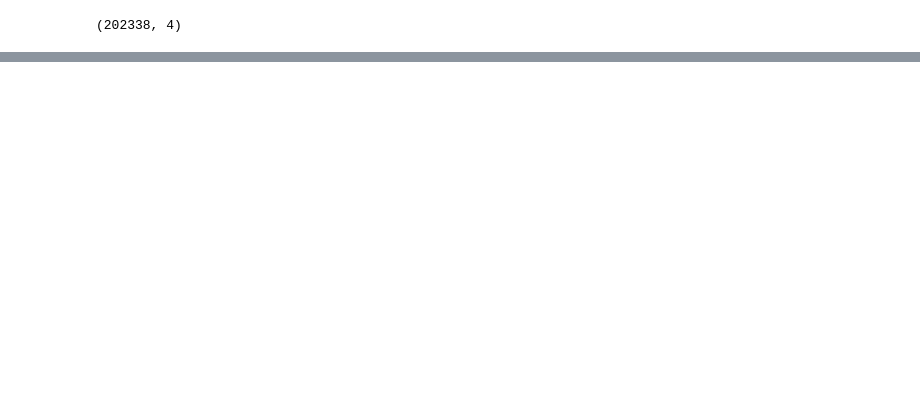
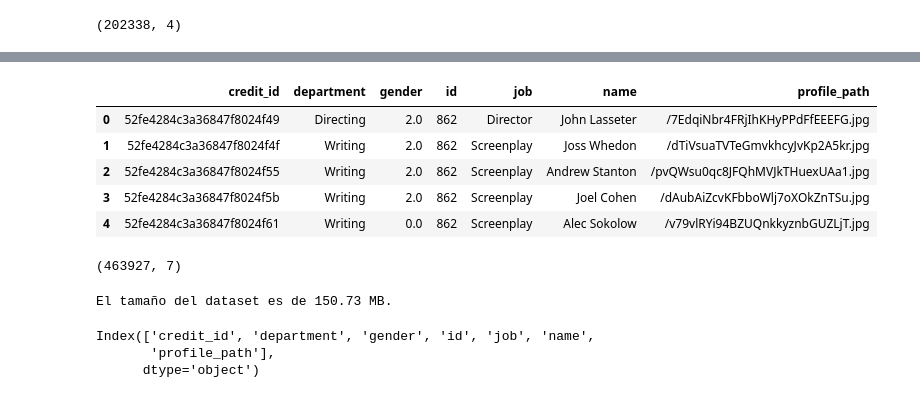
Before and after one commit to Anavig14/Anavig14-P1-Individual, a Jupyter notebook: ELT_dataset.ipynb, the cells around one changed output, grey strips where cells are left out. Drawn from its saved outputs; the diff is of its cells as text; code cells hidden in the pictures; blank space fills up the shorter version.

```diff
--- a/ELT_dataset.ipynb
+++ b/ELT_dataset.ipynb
@@ -175,0 +223,46 @@ El DataFrame utiliza aproximadamente 28.26 MB de memoria.
+# %%
+# Crear la función normalize_entry para procesar y normalizar diferentes tipos de datos en una entrada dentro de un DataFrame (diccionarios y listas de diccionarios)
+def normalize_entry(entry):
+    if isinstance(entry, dict):
+        return pd.json_normalize(entry)
+    elif isinstance(entry, list) and all(isinstance(i, dict) for i in entry):
+        return pd.json_normalize(entry)
+    else:
+        return pd.DataFrame()  # Retorna un DataFrame vacío para valores que no son diccionarios ni listas de diccionarios
+
+# Se crea una lista para almacenar los DataFrames expandidos
+expanded_dfs = []
+
+# Iterar sobre cada fila del DataFrame original
+for idx, row in df_credits.iterrows():
+    entry = row['crew']
+    normalized_df = normalize_entry(entry)
+    normalized_df['id'] = row['id']  # Añadir la columna 'id'
+    expanded_dfs.append(normalized_df)
+
+# Concatenar todos los DataFrames expandidos en uno solo
+df_crew = pd.concat(expanded_dfs, ignore_index=True)
+# %%
+df_crew.head() #Para ver como quedó estructurado el dataset creado.
+# %% [output]
+|  | credit_id | department | gender | id | job | name | profile_path |
+| 0 | 52fe4284c3a36847f8024f49 | Directing | 2.0 | 862 | Director | John Lasseter | /7EdqiNbr4FRjIhKHyPPdFfEEEFG.jpg |
+| 1 | 52fe4284c3a36847f8024f4f | Writing | 2.0 | 862 | Screenplay | Joss Whedon | /dTiVsuaTVTeGmvkhcyJvKp2A5kr.jpg |
+| 2 | 52fe4284c3a36847f8024f55 | Writing | 2.0 | 862 | Screenplay | Andrew Stanton | /pvQWsu0qc8JFQhMVJkTHuexUAa1.jpg |
+| 3 | 52fe4284c3a36847f8024f5b | Writing | 2.0 | 862 | Screenplay | Joel Cohen | /dAubAiZcvKFbboWlj7oXOkZnTSu.jpg |
+| 4 | 52fe4284c3a36847f8024f61 | Writing | 0.0 | 862 | Screenplay | Alec Sokolow | /v79vlRYi94BZUQnkkyznbGUZLjT.jpg |
+# %%
+df_crew.shape #Para confirmar el tamaño (filas y columnas)
+# %% [output]
+(463927, 7)
+# %%
+# Para revisar el tamaño en megas.
+
+tamaño_en_bytes = df_crew.memory_usage(deep=True).sum()
+
+# Convertir a megabytes
+tamaño_en_megabytes = tamaño_en_bytes / (1024 ** 2)
+
+print(f"El tamaño del dataset es de {tamaño_en_megabytes:.2f} MB.")
+# %% [output]
+El tamaño del dataset es de 150.73 MB.
@@ -175,0 +271,6 @@ El DataFrame utiliza aproximadamente 28.26 MB de memoria.
+# %%
+df_crew.columns
+# %% [output]
+Index(['credit_id', 'department', 'gender', 'id', 'job', 'name',
+       'profile_path'],
+      dtype='object')
```
Also changed, not shown: parts of 24 cells of this notebook.
